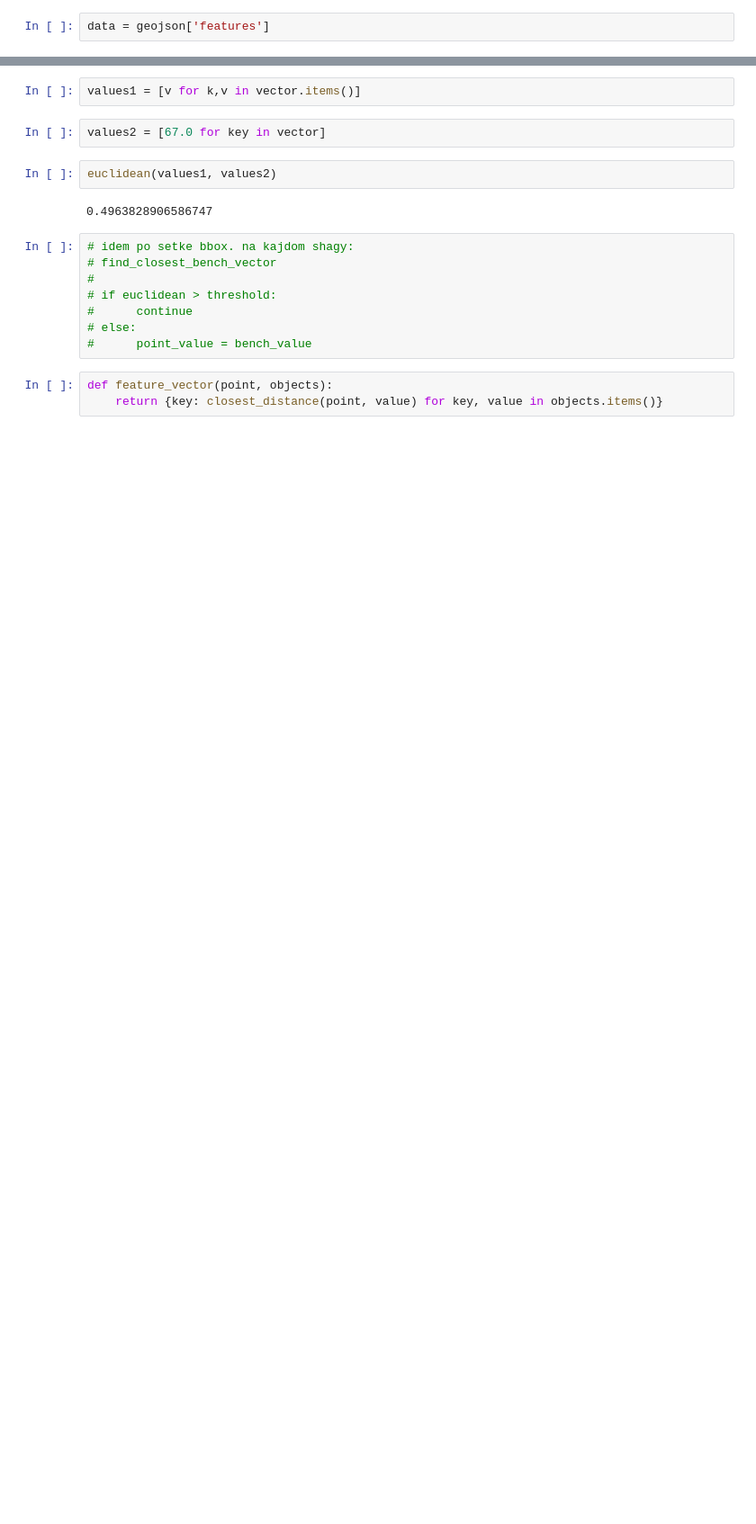
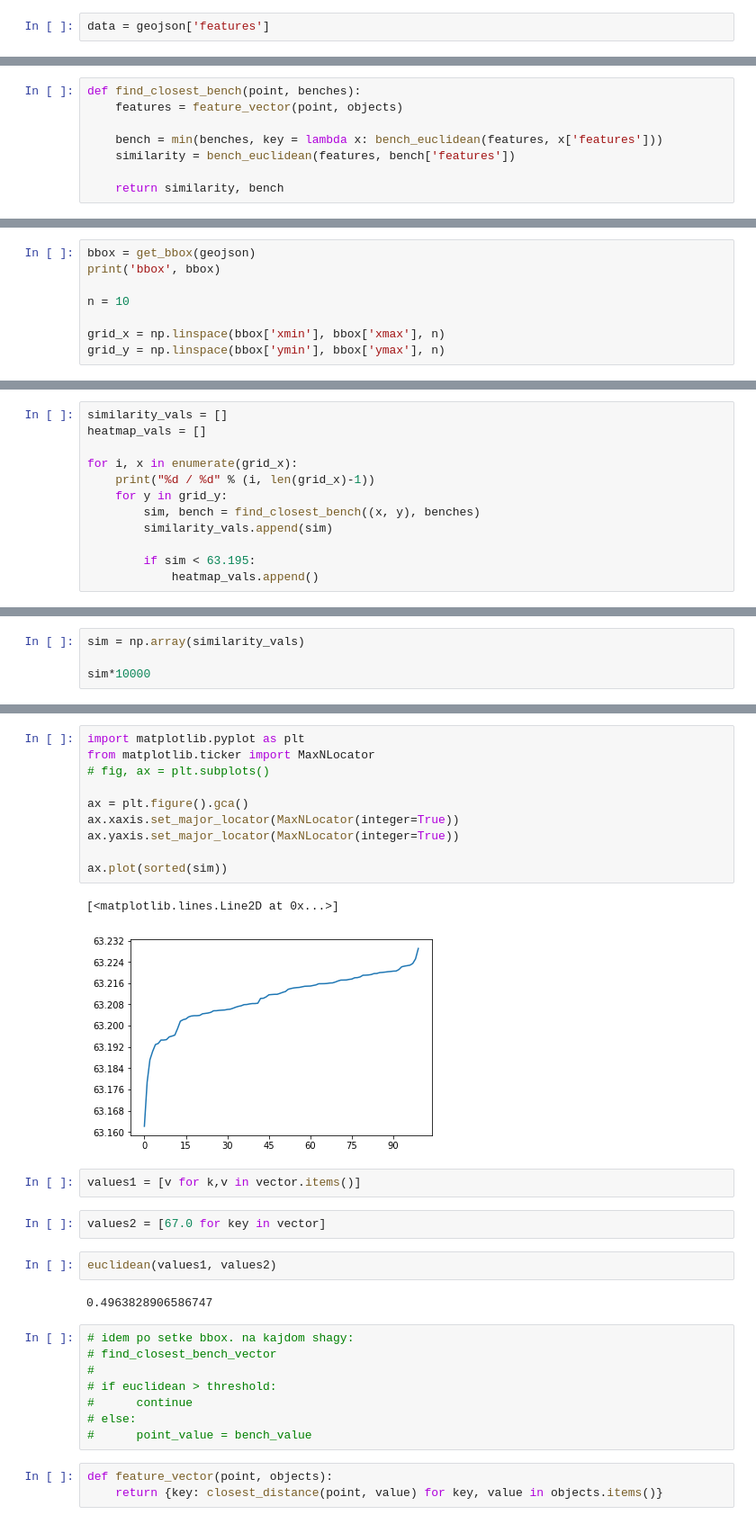
Before and after one commit to necuk/benches, a Jupyter notebook: OSM IPYNB.ipynb, the cells around one changed output, grey strips where cells are left out. Shown at 90% size. Drawn from its saved outputs; the diff is of its cells as text; blank space fills up the shorter version.

Commit message:
calc benches similarity and choose only similar ones

```diff
--- a/OSM IPYNB.ipynb
+++ b/OSM IPYNB.ipynb
@@ -101,0 +150,8 @@ vector
+# %%
+def find_closest_bench(point, benches):
+    features = feature_vector(point, objects)
+
+    bench = min(benches, key = lambda x: bench_euclidean(features, x['features']))
+    similarity = bench_euclidean(features, bench['features'])
+
+    return similarity, bench
@@ -101,0 +171,8 @@ vector
+# %%
+bbox = get_bbox(geojson)
+print('bbox', bbox)
+
+n = 10
+
+grid_x = np.linspace(bbox['xmin'], bbox['xmax'], n)
+grid_y = np.linspace(bbox['ymin'], bbox['ymax'], n)
@@ -101,0 +181,12 @@ vector
+# %%
+similarity_vals = []
+heatmap_vals = []
+
+for i, x in enumerate(grid_x):
+    print("%d / %d" % (i, len(grid_x)-1))
+    for y in grid_y:
+        sim, bench = find_closest_bench((x, y), benches)
+        similarity_vals.append(sim)
+
+        if sim < 63.195:
+            heatmap_vals.append()
@@ -101,0 +204,4 @@ vector
+# %%
+sim = np.array(similarity_vals)
+
+sim*10000
@@ -102,3 +226,16 @@ vector
+# %%
+import matplotlib.pyplot as plt
+from matplotlib.ticker import MaxNLocator
+# fig, ax = plt.subplots()
+
+ax = plt.figure().gca()
+ax.xaxis.set_major_locator(MaxNLocator(integer=True))
+ax.yaxis.set_major_locator(MaxNLocator(integer=True))
+
+ax.plot(sorted(sim))
+# %% [output]
+[<matplotlib.lines.Line2D at 0x...>]
+[figure, added]
 # %%
 values1 = [v for k,v in vector.items()]
 # %%
```
Also changed, not shown: parts of 17 cells of this notebook, 1 other file.
